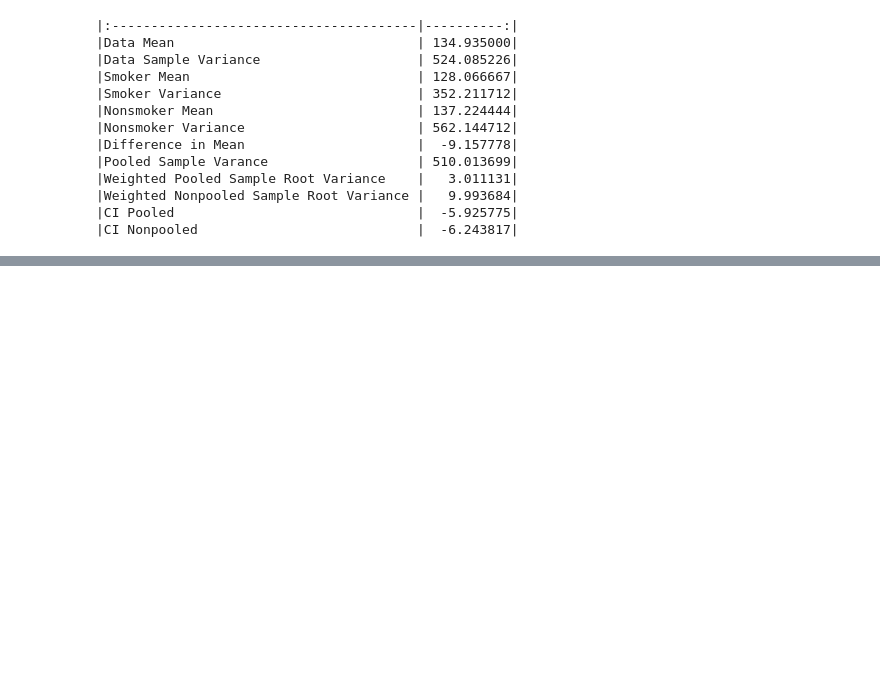
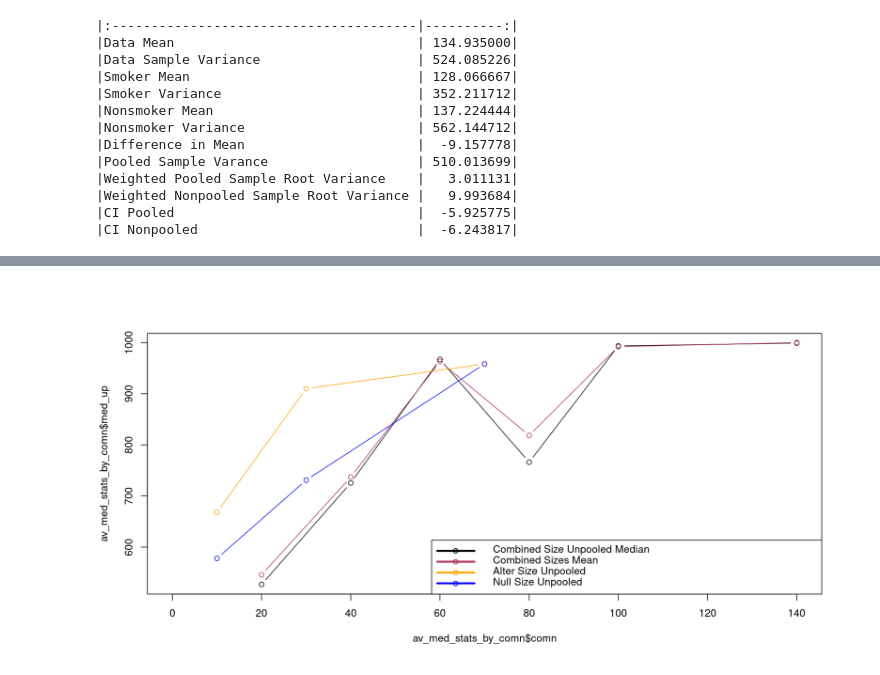
Before and after one commit to hkopanski/502_final_project, a Jupyter notebook: 502_Project.ipynb, the cells around one changed output, grey strips where cells are left out. Saved outputs shown, nothing was run; the diff lists cells and outputs as text; code cells hidden in the pictures; blank space fills up the shorter version.

```diff
--- a/502_Project.ipynb
+++ b/502_Project.ipynb
@@ -1237,0 +1335,11 @@ d %>% knitr::kable()
+# %%
+options(repr.plot.width = 12, repr.plot.height = 6, repr.plot.res = 150)
+
+plot(av_med_stats_by_comn$comn, av_med_stats_by_comn$med_up, type = 'b', xlim = c(0, 140))
+points(av_med_stats_by_comn$comn, av_med_stats_by_comn$med_po, type = 'b', col = "maroon")
+points(av_med_stats_by_altn$n2, av_med_stats_by_altn$med_up, type = 'b', col = "orange")
+points(av_med_stats_by_nulln$n1, av_med_stats_by_nulln$med_up, type = 'b', col = "blue")
+legend("bottomright", legend = c("Combined Size Unpooled Median", "Combined Sizes Mean","Alter Size Unpooled", "Null Size Unpooled"),
+                                 col = c("black", "maroon", "orange", "blue"), lwd = 3, pch = "o")
+# %% [output]
+[figure, added]
```
Also changed, not shown: parts of 7 cells of this notebook, 3 other files.
